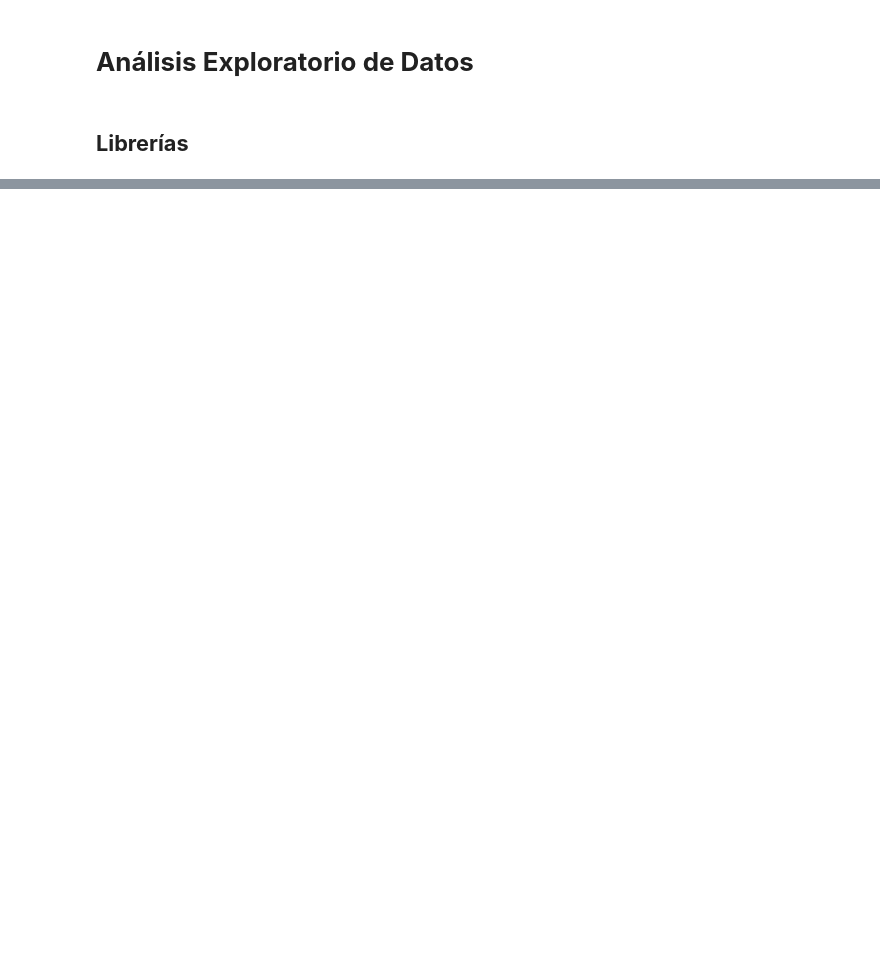
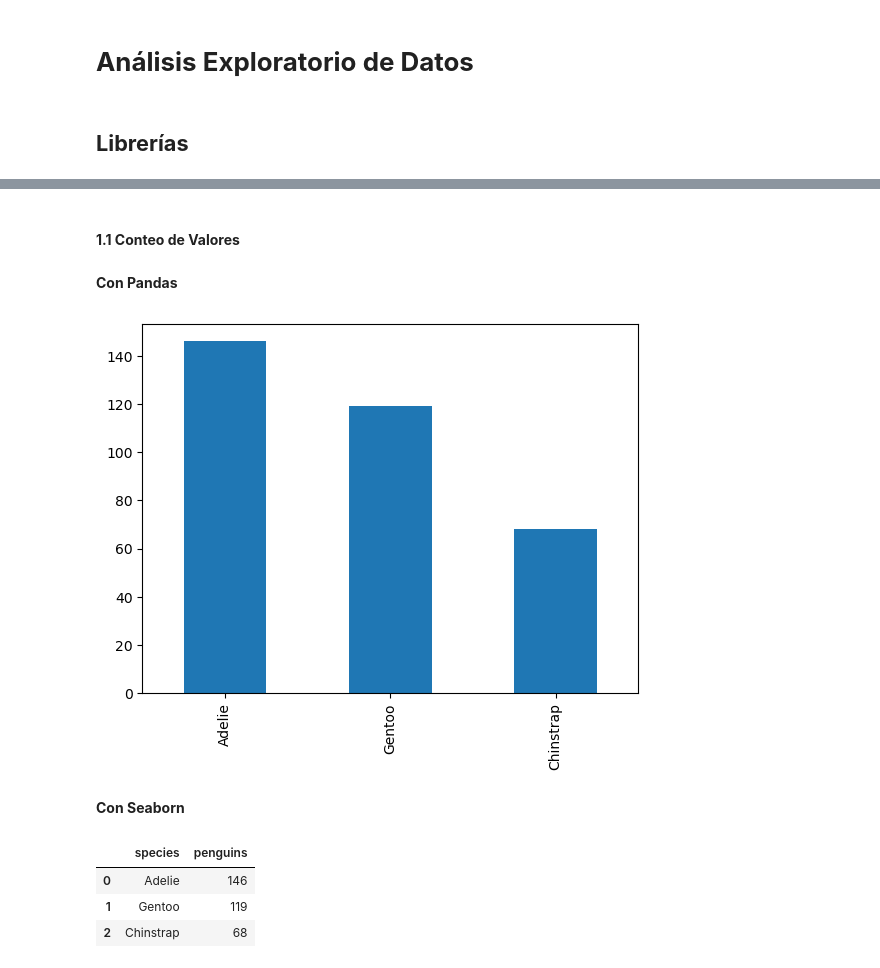
Before and after one commit to JuanFeA98/Fullstack_Data_Scientist, a Jupyter notebook: EDA/01.Analisis_Exploratorio_Datos.ipynb, the cells around one changed output, grey strips where cells are left out. Drawn from its saved outputs; the diff is of its cells as text; code cells hidden in the pictures; blank space fills up the shorter version.

```diff
--- a/EDA/01.Analisis_Exploratorio_Datos.ipynb
+++ b/EDA/01.Analisis_Exploratorio_Datos.ipynb
@@ -29,0 +90,5 @@ penguin_color = {
+# %%
+# Eliminar valores nulos
+
+penguins_data.dropna(inplace=True)
+penguins_data.reset_index(drop=True, inplace=True)
@@ -29,0 +128,20 @@ penguin_color = {
+# %% [markdown]
+#### **1.1 Conteo de Valores**
+# %% [markdown]
+**Con Pandas**
+# %%
+penguins_data['species'].value_counts().plot(kind='bar')
+plt.show()
+# %% [output]
+[figure, added]
+# %% [markdown]
+**Con Seaborn**
+# %%
+penguins_data_species = pd.DataFrame(penguins_data['species'].value_counts()).reset_index()
+penguins_data_species.columns = ['species', 'penguins']
+penguins_data_species
+# %% [output]
+|  | species | penguins |
+| 0 | Adelie | 146 |
+| 1 | Gentoo | 119 |
+| 2 | Chinstrap | 68 |
```
Also changed, not shown: parts of 13 cells of this notebook.
